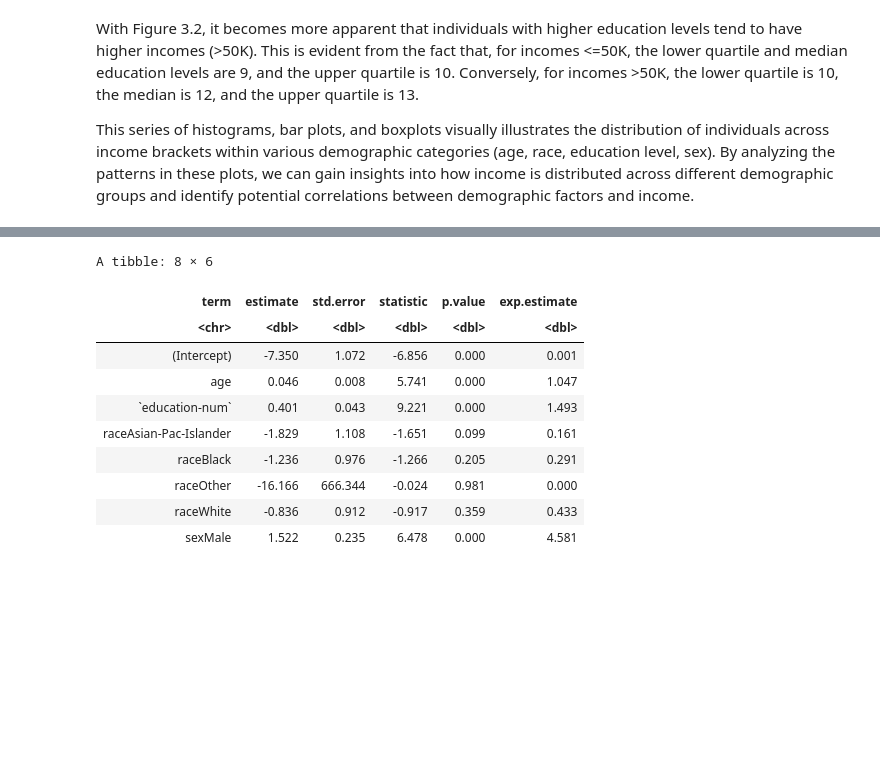
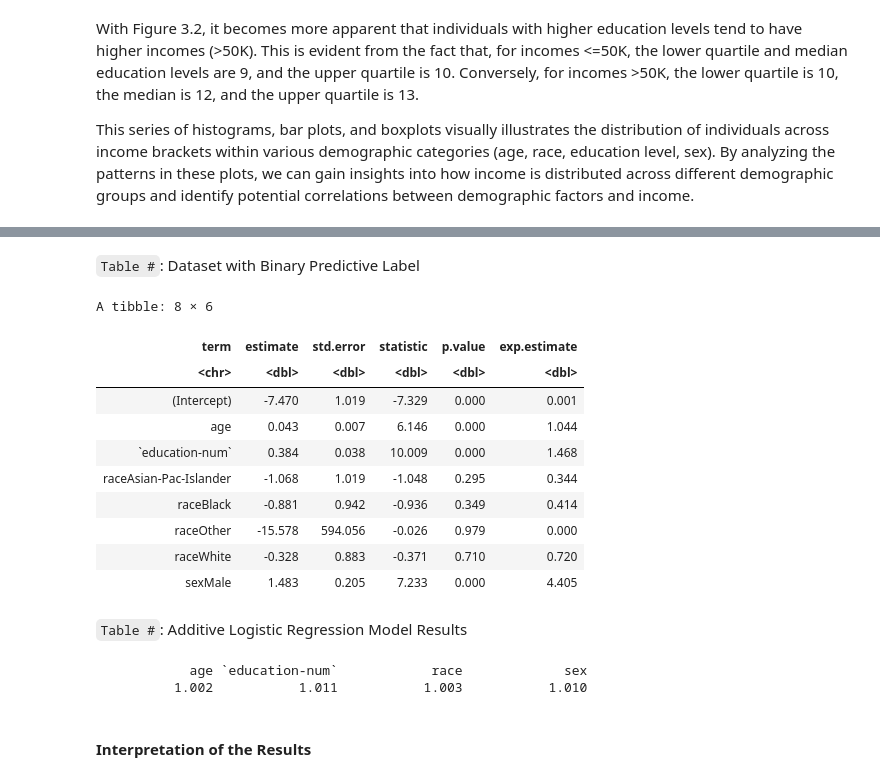
Before and after one commit to whalebeavercat/STAT-301-Census-Group-Project, a Jupyter notebook: stats-301-final-group-project.ipynb, the cells around one changed output, grey strips where cells are left out. Cells and saved outputs as stored; diff of their text form; code cells hidden in the pictures; blank space fills up the shorter version.

```diff
--- a/stats-301-final-group-project.ipynb
+++ b/stats-301-final-group-project.ipynb
@@ -287,9 +271,11 @@ This series of histograms, bar plots, and boxplots visually illustrates the dist
 # %%
-training_sample <- df_train |>
-    mutate(income = as.integer(ifelse(income == "<=50K", 0, 1)))
+# replaces the levels >50K and <=50K with the numerical values 1 and 0
+sample_data <- sample_data |>
+    mutate(income = ifelse(income == "<=50K", 0, 1))
 
-log_model <- glm(income ~ age + `education-num` + race + sex,
-             data = training_sample, family = "binomial")
+head(sample_data)
 
-# summary(log_model)
-# training_sample
+# counts the frequency of each unique value in the income variable (check if they are converted successfully)
+income_counts <- table(sample_data$income)
+
+income_counts
@@ -296,18 +294,41 @@ log_model <- glm(income ~ age + `education-num` + race + sex,
+# %% [markdown]
+`Table #`: Dataset with Binary Predictive Label
+# %%
+# generates the additive logistic regression model
+log_model <- glm(income ~ age + `education-num` + race + sex,
+             data = sample_data, family = "binomial")
 # %%
-model_results  <-
+# obtains a summary table of results using the function tidy()
+# mutates the exponentiated coefficients and round and rounds to 3 decimal places
+
+log_model_results  <-
     tidy(log_model) %>%
     mutate(exp.estimate = exp(estimate)) %>%
     mutate_if(is.numeric, round, 3)
-model_results
+
+log_model_results
 # %% [output]
 A tibble: 8 × 6
 | term | estimate | std.error | statistic | p.value | exp.estimate |
 | <chr> | <dbl> | <dbl> | <dbl> | <dbl> | <dbl> |
-| (Intercept) | -7.350 | 1.072 | -6.856 | 0.000 | 0.001 |
-| age | 0.046 | 0.008 | 5.741 | 0.000 | 1.047 |
-| `education-num` | 0.401 | 0.043 | 9.221 | 0.000 | 1.493 |
-| raceAsian-Pac-Islander | -1.829 | 1.108 | -1.651 | 0.099 | 0.161 |
-| raceBlack | -1.236 | 0.976 | -1.266 | 0.205 | 0.291 |
-| raceOther | -16.166 | 666.344 | -0.024 | 0.981 | 0.000 |
-| raceWhite | -0.836 | 0.912 | -0.917 | 0.359 | 0.433 |
-| sexMale | 1.522 | 0.235 | 6.478 | 0.000 | 4.581 |
+| (Intercept) | -7.470 | 1.019 | -7.329 | 0.000 | 0.001 |
+| age | 0.043 | 0.007 | 6.146 | 0.000 | 1.044 |
+| `education-num` | 0.384 | 0.038 | 10.009 | 0.000 | 1.468 |
+| raceAsian-Pac-Islander | -1.068 | 1.019 | -1.048 | 0.295 | 0.344 |
+| raceBlack | -0.881 | 0.942 | -0.936 | 0.349 | 0.414 |
+| raceOther | -15.578 | 594.056 | -0.026 | 0.979 | 0.000 |
+| raceWhite | -0.328 | 0.883 | -0.371 | 0.710 | 0.720 |
+| sexMale | 1.483 | 0.205 | 7.233 | 0.000 | 4.405 |
+# %% [markdown]
+`Table #`: Additive Logistic Regression Model Results
+# %%
+# Calculating the Variance Inflation Factor to determine multicollinearity if vif >> 1
+vif_score <- round(vif(log_model),3)
+
+# Return list of all the multicollinearity score
+vif_score[, 3]
+# %% [output]
+            age `education-num`            race             sex
+          1.002           1.011           1.003           1.010
+# %% [markdown]
+#### Interpretation of the Results
```
Also changed, not shown: parts of 10 cells of this notebook.
